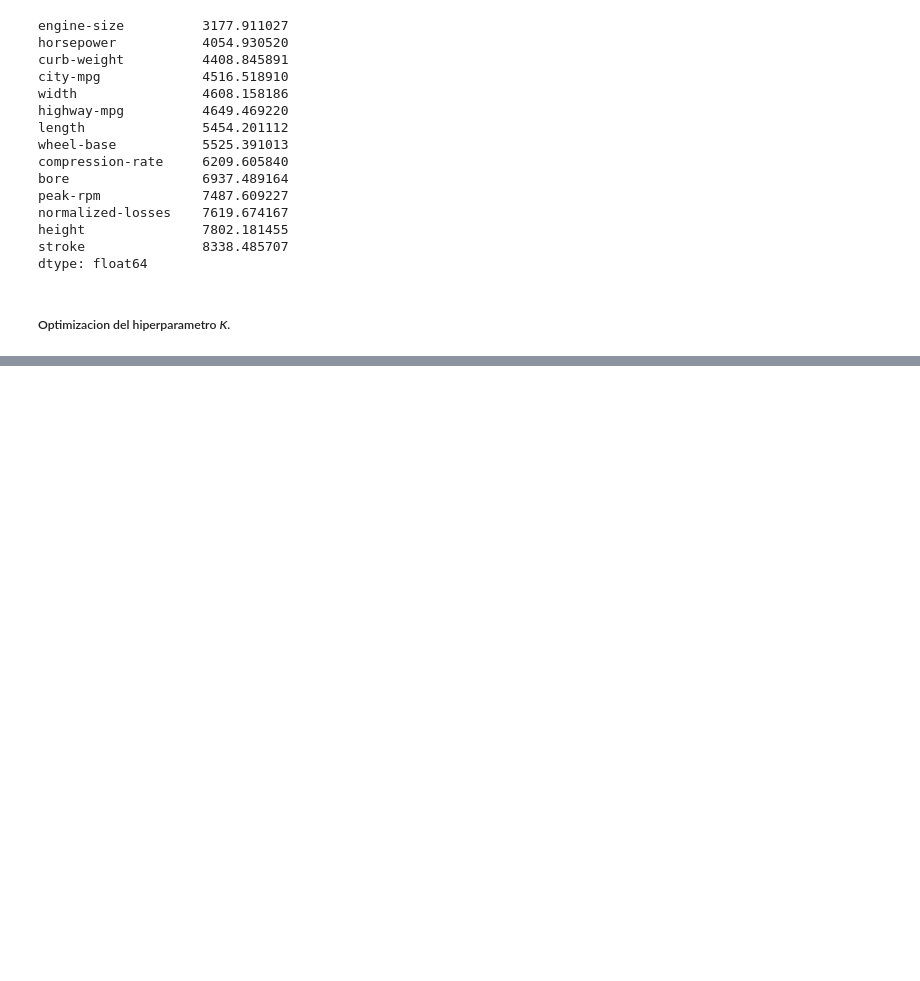
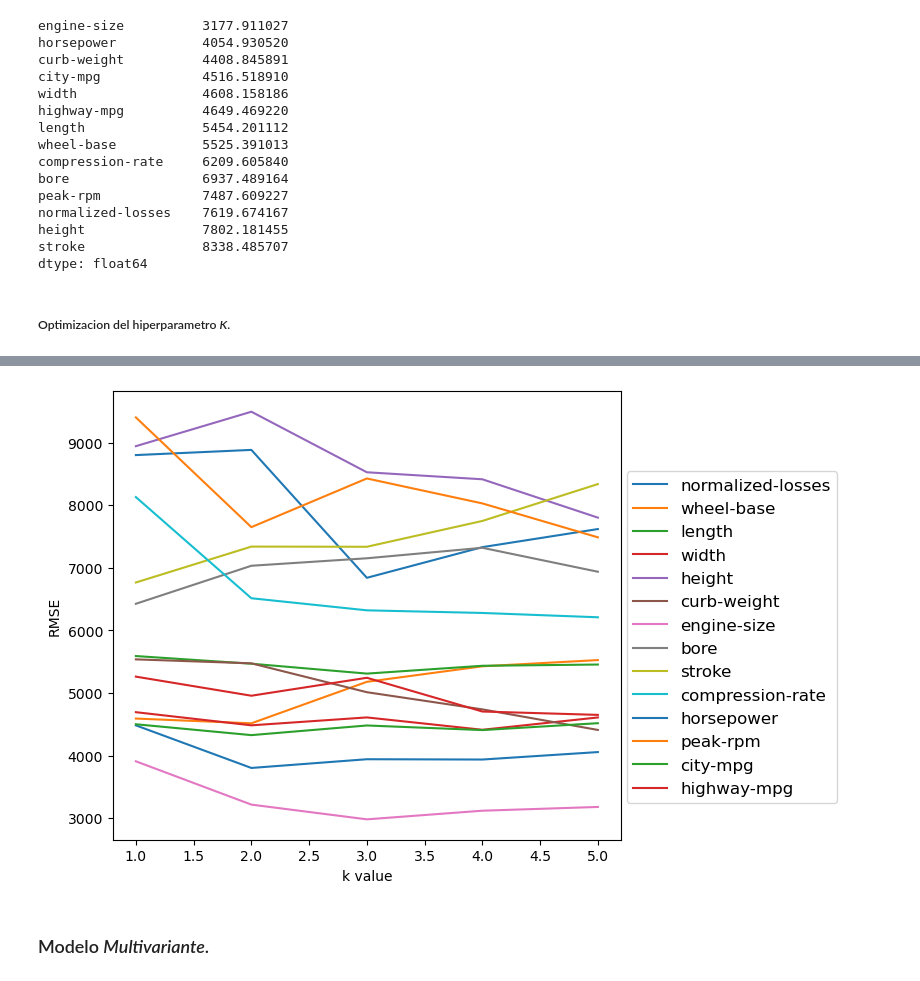
Before and after one commit to JeanGC970520/caipc, a Jupyter notebook: my_learning/intro_to_KNN/project_price_cars_predictions.ipynb, the cells around one changed output, grey strips where cells are left out. Cells and saved outputs as stored; diff of their text form; code cells hidden in the pictures; blank space fills up the shorter version.

Commit message:
Adding multivariant model and hyperparameter tuning

```diff
--- a/my_learning/intro_to_KNN/project_price_cars_predictions.ipynb
+++ b/my_learning/intro_to_KNN/project_price_cars_predictions.ipynb
@@ -192,0 +256,23 @@ dtype: float64
+# %%
+###################################
+# Visualizando resultados
+###################################
+
+import matplotlib.pyplot as plt
+
+fig, axs = plt.subplots(layout='constrained', figsize=(8,5))
+
+for k,v in k_rmse_results.items():
+    x = list(v.keys())
+    y = list(v.values())
+
+    axs.plot(x,y, label=k)
+    axs.set_xlabel('k value')
+    axs.set_ylabel('RMSE')
+
+fig.legend(loc='outside right', ncols=1, fontsize='large')
+plt.show()
+# %% [output]
+[figure, added]
+# %% [markdown]
+### Modelo _Multivariante_.
```
Also changed, not shown: parts of 6 cells of this notebook.
